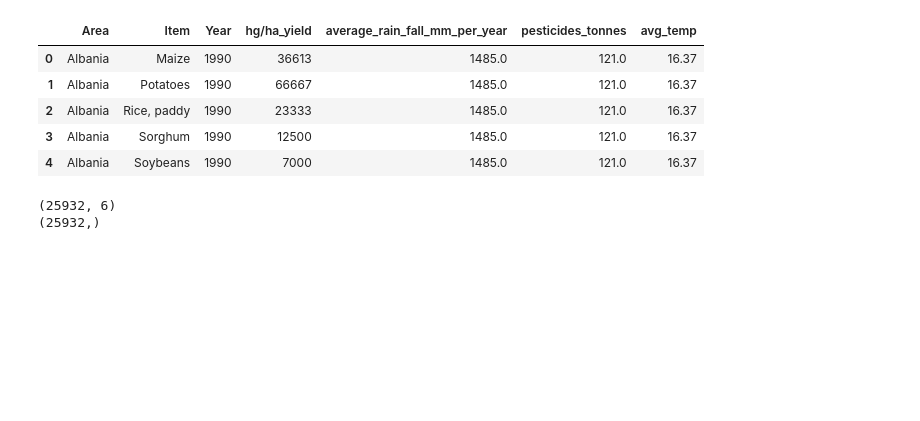
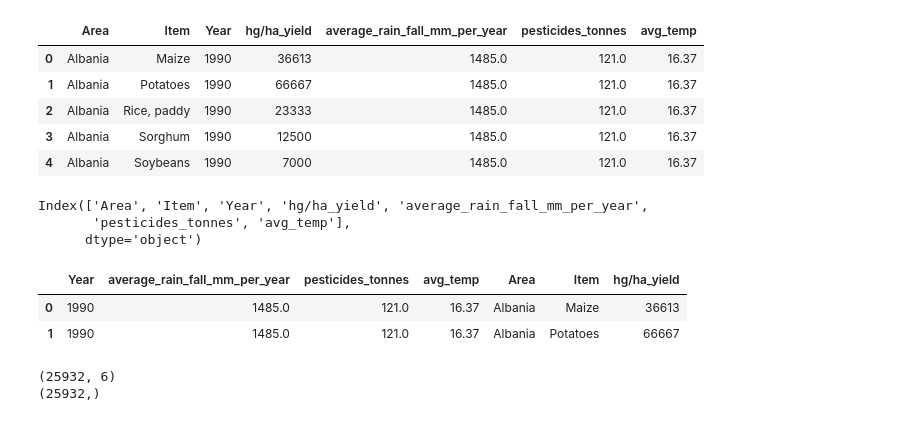
Before and after one commit to VishalJangid123/yield-prediction, a Jupyter notebook: Yield Prediction.ipynb, the cells around one changed output. Saved outputs shown, nothing was run; the diff lists cells and outputs as text; code cells hidden in the pictures; blank space fills up the shorter version.

```diff
--- a/Yield Prediction.ipynb
+++ b/Yield Prediction.ipynb
@@ -135,6 +135,21 @@ df.head()
 | 2 | Albania | Rice, paddy | 1990 | 23333 | 1485.0 | 121.0 | 16.37 |
 | 3 | Albania | Sorghum | 1990 | 12500 | 1485.0 | 121.0 | 16.37 |
 | 4 | Albania | Soybeans | 1990 | 7000 | 1485.0 | 121.0 | 16.37 |
+# %%
+df.columns
+# %% [output]
+Index(['Area', 'Item', 'Year', 'hg/ha_yield', 'average_rain_fall_mm_per_year',
+       'pesticides_tonnes', 'avg_temp'],
+      dtype='object')
+# %%
+cols = ['Year', 'average_rain_fall_mm_per_year','pesticides_tonnes', 'avg_temp', 'Area', 'Item','hg/ha_yield']
+# %%
+df = df[cols]
+df.head(2)
+# %% [output]
+|  | Year | average_rain_fall_mm_per_year | pesticides_tonnes | avg_temp | Area | Item | hg/ha_yield |
+| 0 | 1990 | 1485.0 | 121.0 | 16.37 | Albania | Maize | 36613 |
+| 1 | 1990 | 1485.0 | 121.0 | 16.37 | Albania | Potatoes | 66667 |
 # %%
 X = df.drop('hg/ha_yield', axis=1)
 y = df['hg/ha_yield']
```
Also changed, not shown: parts of 11 cells of this notebook, 4 other files.
